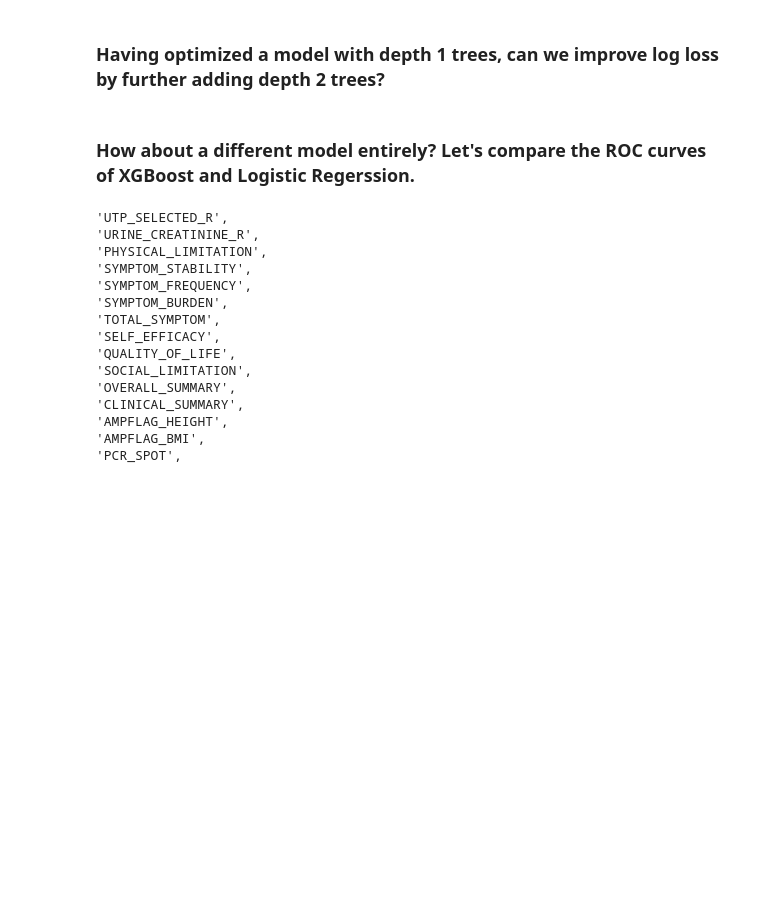
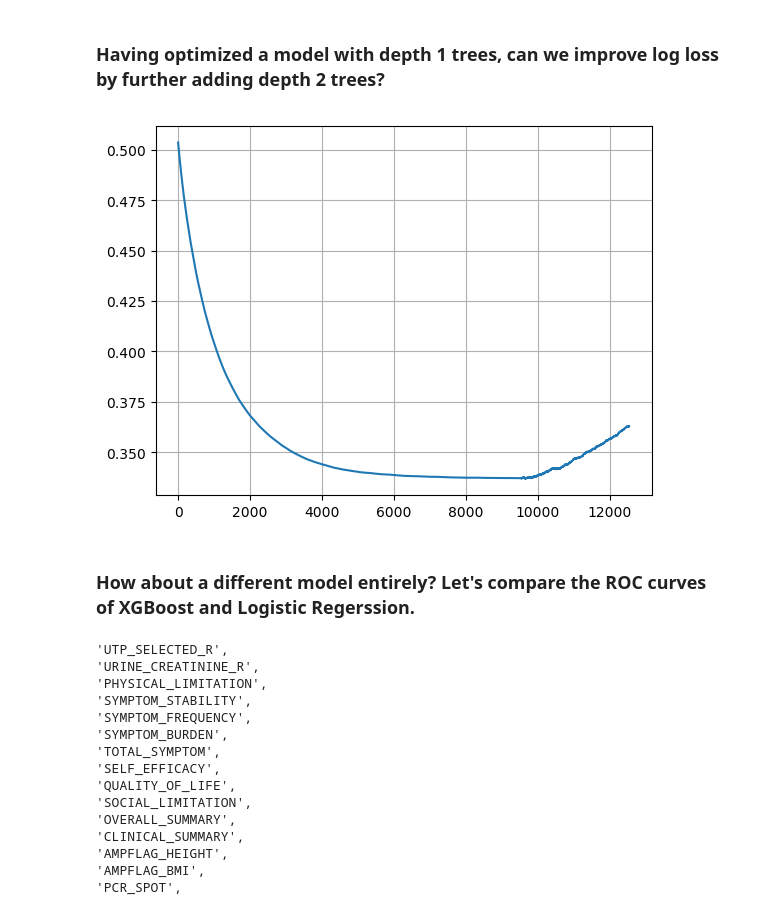
Before and after one commit to ruqianchen/chronic-kidney-disease, a Jupyter notebook: summary.ipynb, the cells around one changed output. Drawn from its saved outputs; the diff is of its cells as text; code cells hidden in the pictures; blank space fills up the shorter version.

Commit message:
Added "depth 2 trees"
Added "depth 2 trees"

```diff
--- a/summary.ipynb
+++ b/summary.ipynb
@@ -360,3 +376,31 @@ There are  1270 many patients in test data.
+# %%
+eval_dict_depth2={}
+xgb_data = xgboost.DMatrix(X_train, label=y_train)
+params = {
+    "eta": 0.01,
+    "subsample": 0.5,
+    "max_depth": 2,
+    "objective": "binary:logistic",
+    "eval_metric": "logloss",
+    "base_score": np.mean(y_train)
+}
+model2train = xgboost.train(params, xgb_data, num_boost_round=3000,evals = [(xgb_data_test, "test")],
+                      verbose_eval = False, xgb_model = model1train, evals_result = eval_dict_depth2)
+# %%
+#offset = 700
+#ntree_model1 = 842
+plt.plot(np.concatenate((eval_dict_depth1['test']['logloss'],eval_dict_depth2['test']['logloss'])))
+#plt.axvline(ntree_model1-offset,color='r')
+#ax = plt.gca()
+#ax.set_xticks([842-offset])
+#extraticks=[142]
+#plt.xticks(list(plt.xticks()[0]) + extraticks)
+ax.set_xlim(xmin=0)
+plt.grid()
+#plt.title("starting at "+str(offset) + " with verticle line at = "+str(ntree_model1-offset))
+plt.show()
+# %% [output]
+[figure, added]
 # %% [markdown]
 ### How about a different model entirely? Let's compare the ROC curves of XGBoost and Logistic Regerssion.
 # %%
```
Also changed, not shown: parts of 11 cells of this notebook, 1 other file.
